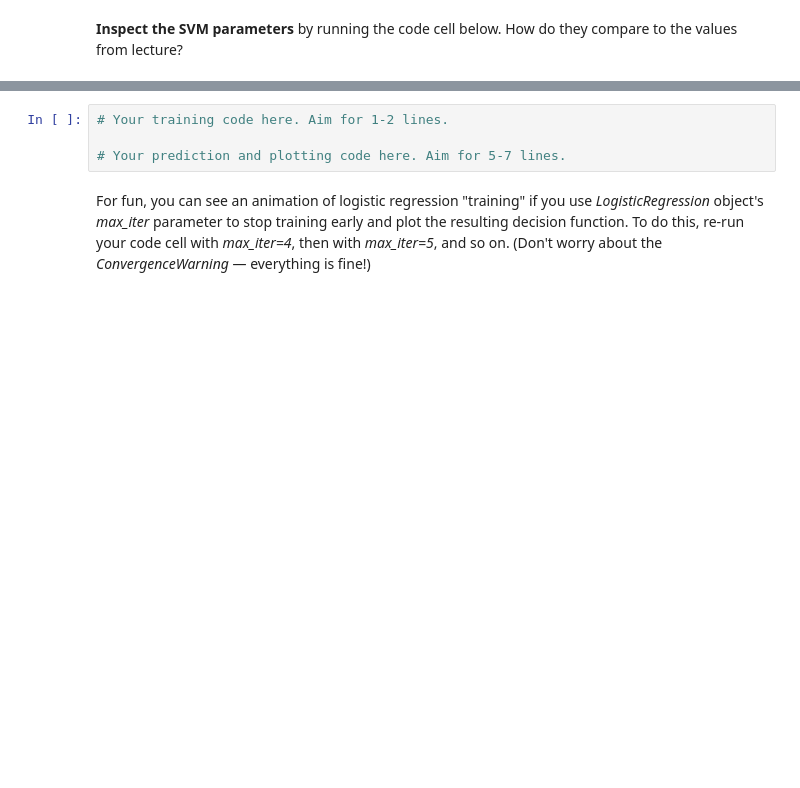
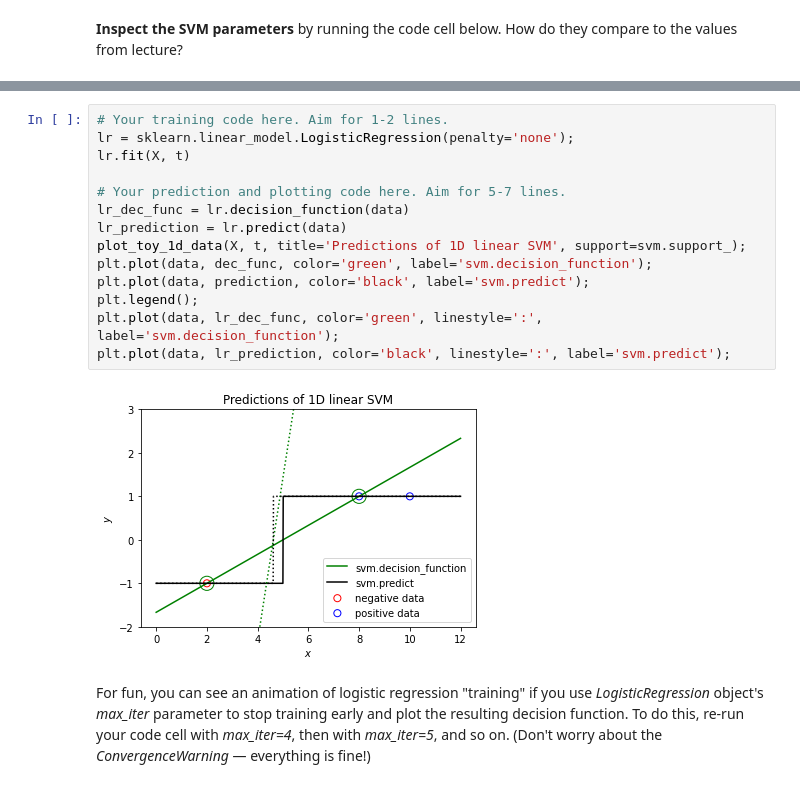
Before and after one commit to alimus22/SOEN, a Jupyter notebook: COMP432/lab4/lab4-exercises.ipynb, the cells around one changed output, grey strips where cells are left out. Drawn from its saved outputs; the diff is of its cells as text; blank space fills up the shorter version.

```diff
--- a/COMP432/lab4/lab4-exercises.ipynb
+++ b/COMP432/lab4/lab4-exercises.ipynb
@@ -130,10 +156,22 @@ Here you are asked to train a **[sklearn.linear_model.LogisticRegression](https:
 
 
 **Write code** to train a _LogisticRegression_ object with no regularization (*penalty='none'*). Then write code to plot the result of the **[decision_function](https://scikit-learn.org/stable/modules/generated/sklearn.linear_model.LogisticRegression.html#sklearn.linear_model.LogisticRegression.decision_function)** and **[predict](https://scikit-learn.org/stable/modules/generated/sklearn.linear_model.LogisticRegression.html#sklearn.linear_model.LogisticRegression.predict)** methods of _LogisticRegression_, on top of your SVM's predictions.
-# %%
-# Your training code here. Aim for 1-2 lines.
-
-# Your prediction and plotting code here. Aim for 5-7 lines.
+# %%
+# Your training code here. Aim for 1-2 lines.
+lr = sklearn.linear_model.LogisticRegression(penalty='none');
+lr.fit(X, t)
+
+# Your prediction and plotting code here. Aim for 5-7 lines.
+lr_dec_func = lr.decision_function(data)
+lr_prediction = lr.predict(data)
+plot_toy_1d_data(X, t, title='Predictions of 1D linear SVM', support=svm.support_);
+plt.plot(data, dec_func, color='green', label='svm.decision_function');
+plt.plot(data, prediction, color='black', label='svm.predict');
+plt.legend();
+plt.plot(data, lr_dec_func, color='green', linestyle=':', label='svm.decision_function');
+plt.plot(data, lr_prediction, color='black', linestyle=':', label='svm.predict');
+# %% [output]
+[figure, added]
 # %% [markdown]
 For fun, you can see an animation of logistic regression "training" if you use *LogisticRegression* object's *max_iter* parameter to stop training early and plot the resulting decision function. To do this, re-run your code cell with *max_iter=4*, then with *max_iter=5*, and so on. (Don't worry about the *ConvergenceWarning* &mdash; everything is fine!)
 # %% [markdown]
```
Also changed, not shown: parts of 6 cells of this notebook.
